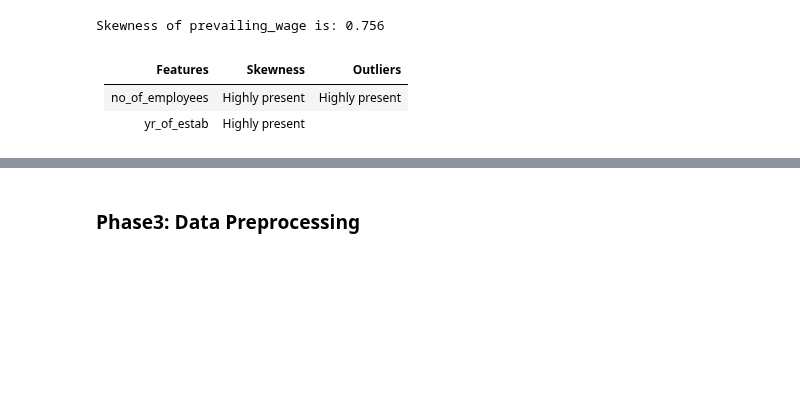
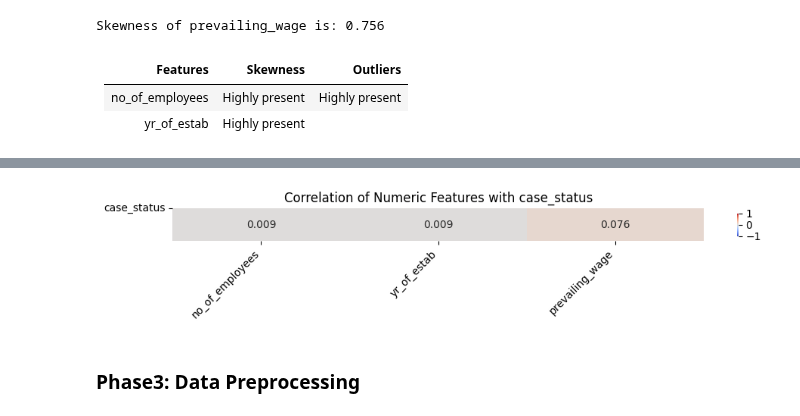
Before and after one commit to Olajcodes/abioye_olajide_tasks, a Jupyter notebook: week_thirteen/Eda.ipynb, the cells around one changed output, grey strips where cells are left out. Saved outputs shown, nothing was run; the diff lists cells and outputs as text; code cells hidden in the pictures; blank space fills up the shorter version.

```diff
--- a/week_thirteen/Eda.ipynb
+++ b/week_thirteen/Eda.ipynb
@@ -256,0 +314,6 @@ Skewness of prevailing_wage is: 0.756
+# %%
+df_corr = data.copy()
+
+df_corr['case_status'] = df_corr['case_status'].map({"Certified":1, "Denied":0})
+print(f"List of the data types for the dataset after conversion:\n{'---------' * 6}\n{df_corr.dtypes}")
+df_corr
@@ -257,2 +348,22 @@ Skewness of prevailing_wage is: 0.756
+# %%
+# Checking the correlation and plotting the graph
+
+def features_target_corr(data, target):
+    num_col=data.select_dtypes(include="number")
+    corr = num_col.corrwith(data[target]).drop(target)
+    corr_df = corr.to_frame(name="corr").T
+
+    # Haatmap
+    plt.figure(figsize=(10,2))
+    sns.heatmap(corr_df, annot=True, fmt=".3f", cmap="coolwarm", center=0, vmin=-1, vmax=1, cbar_kws={'orientation': 'vertical', 'shrink': 0.7})
+    plt.xticks(rotation=45, ha='right')
+    plt.yticks([0], [target], rotation=0)
+    plt.title(f"Correlation of Numeric Features with {target}", fontsize=12)
+    plt.tight_layout()
+    plt.show()
+# %%
+features_target_corr(df_corr, "case_status")
+# %% [output]
+[figure, added]
 # %% [markdown]
 ### **Phase3: Data Preprocessing**
```
Also changed, not shown: parts of 13 cells of this notebook, 1 other file.
